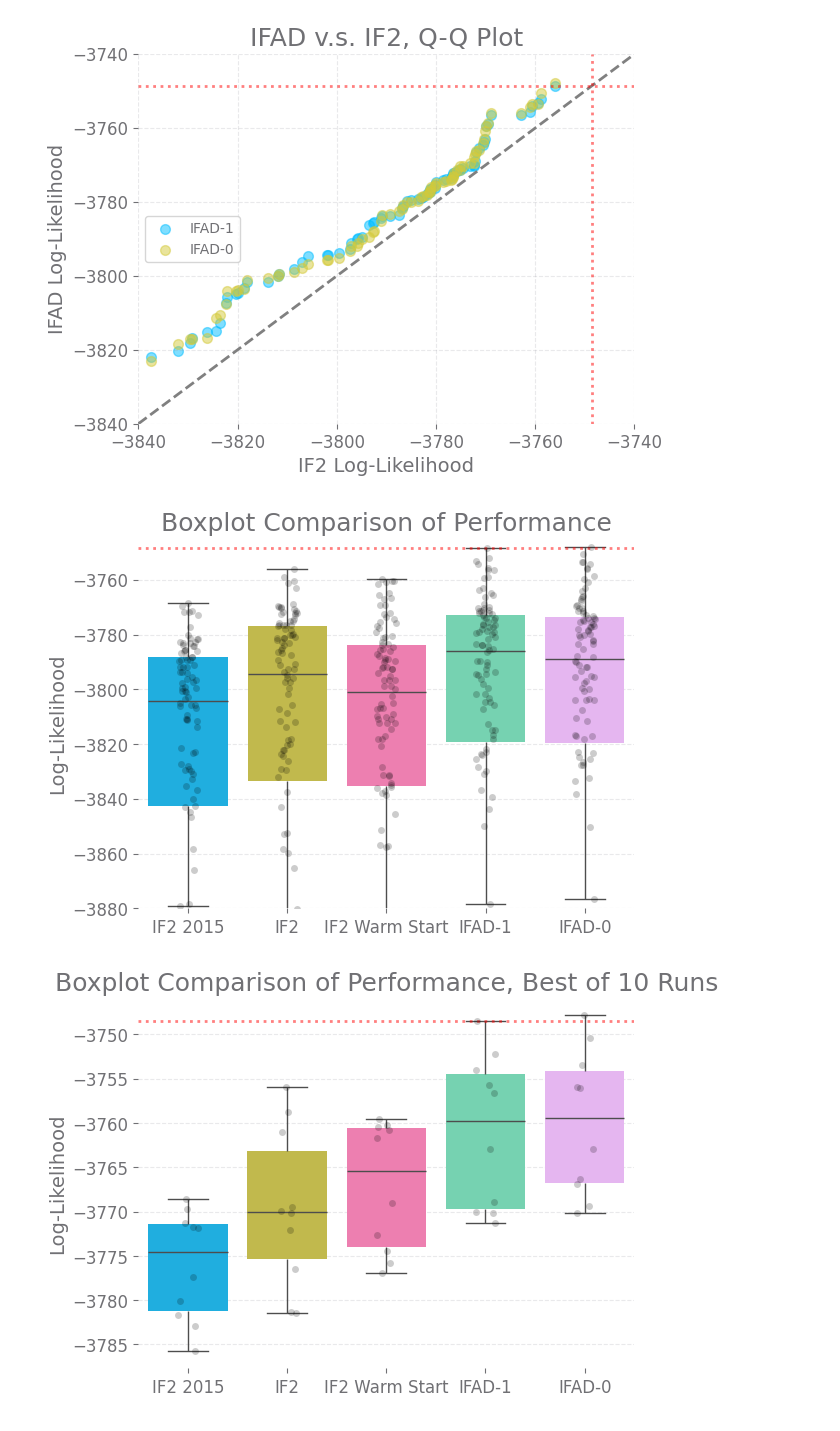
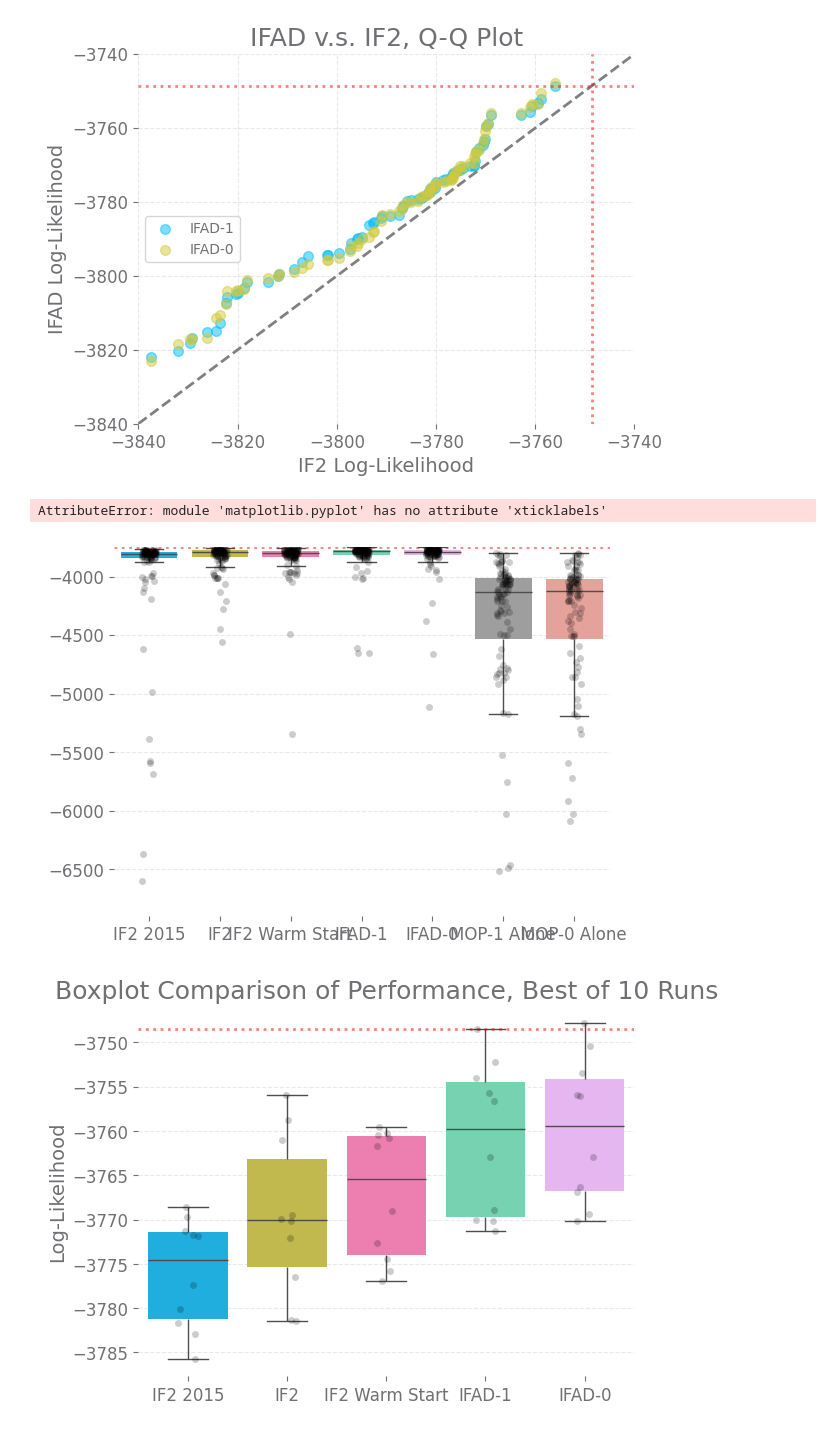
Before and after one commit to hetankevin/diffilter, a Jupyter notebook: cholera.ipynb, the cells around one changed output. Drawn from its saved outputs; the diff is of its cells as text; code cells hidden in the pictures.

Commit message:
update plots

```diff
--- a/cholera.ipynb
+++ b/cholera.ipynb
@@ -601,18 +603,20 @@ plt.savefig('imgs/095/qq.png', bbox_inches='tight')
 [figure]
 # %%
 # IF2 0.95
-ax = sns.boxplot(data.iloc[:,:5],
+ax = sns.boxplot(data.iloc[:,:],
                 showfliers = False)
-sns.stripplot(data.iloc[:,:5],
+sns.stripplot(data.iloc[:,:],
              alpha=0.2, color='black')
 plt.axhline(-3748.5, linestyle='dotted', color='r', alpha=0.5)
-plt.ylim(-3880, -3745)
+plt.ylim(-6900,-3745)
+plt.xticklabels(rotation=45)
 plt.ylabel('Log-Likelihood')
-plt.title('Boxplot Comparison of Performance')
+plt.title('Boxplot Comparison of Performance, All Methods')
 plt.savefig('imgs/095/boxplotall.png', bbox_inches='tight')
 plt.show()
 # %% [output]
+AttributeError: module 'matplotlib.pyplot' has no attribute 'xticklabels'
-[figure, old version]
+[figure, new version]
 # %%
 #IF2 0.95
 import pyreadr
```
Also changed, not shown: parts of 1 cell of this notebook, 1 other file.
